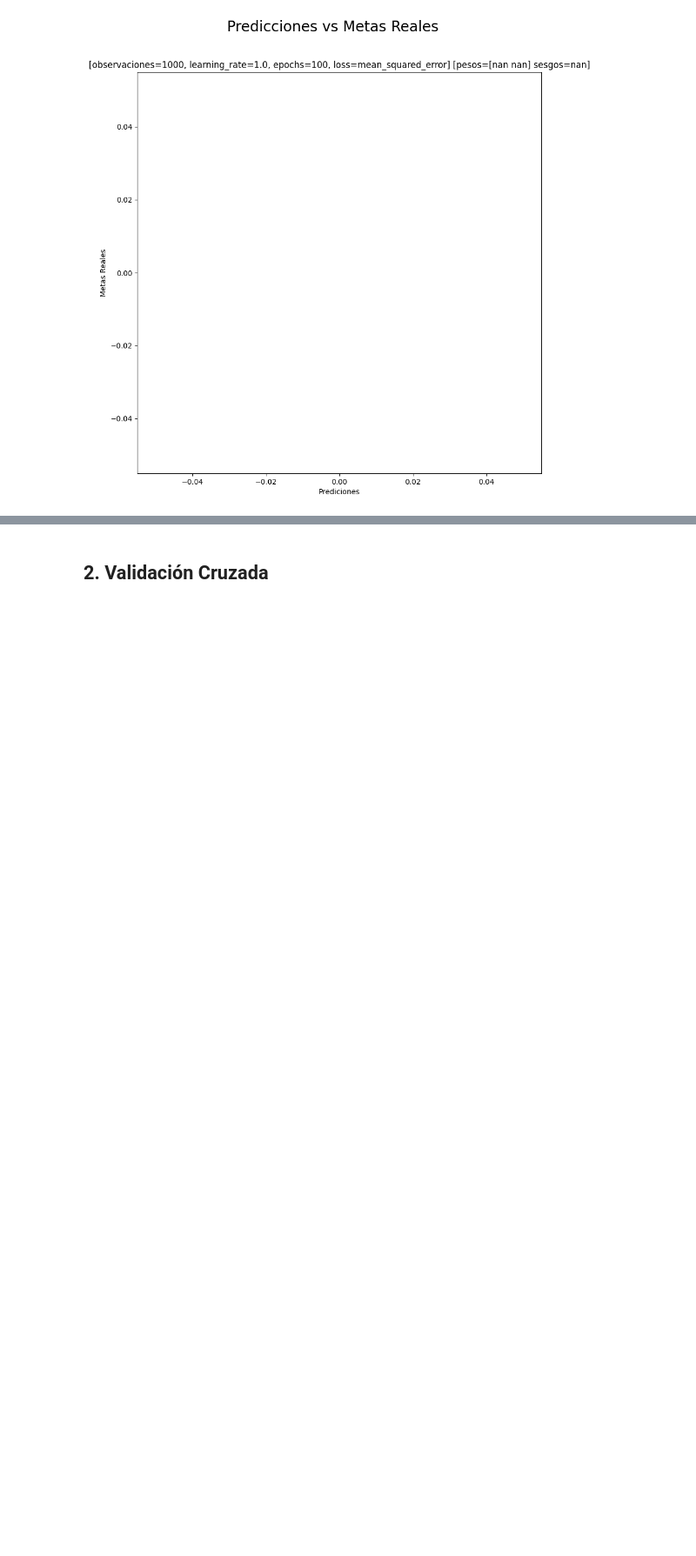
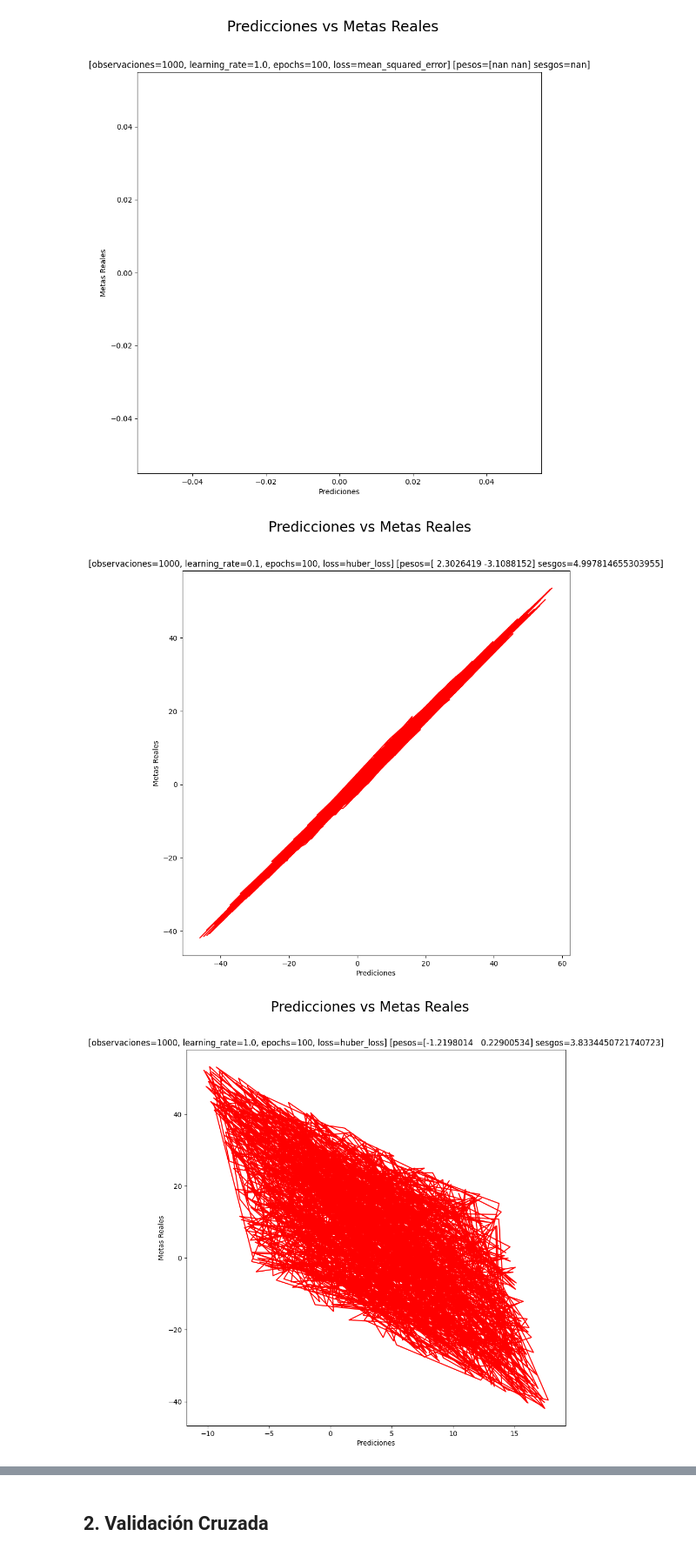
Before and after one commit to chamale-rac/tensorflow-2, a Jupyter notebook: Tensorflow2.ipynb, the cells around one changed output, grey strips where cells are left out. Shown at 87% size. Cells and saved outputs as stored; diff of their text form; code cells hidden in the pictures; blank space fills up the shorter version.

```diff
--- a/Tensorflow2.ipynb
+++ b/Tensorflow2.ipynb
@@ -51,8 +51,8 @@ def simpleLinearRegression(observaciones=1000, learning_rate=0.02, epochs=100, l
     else:
         use_loss = loss
 
-
-    modelo.compile(optimizer=optimizador_adhoc, loss=use_loss)
+    modelo.compile(optimizer=optimizador_adhoc,
+                   loss=use_loss)
 
     modelo.fit(datos['inputs'], datos['targets'], epochs=epochs, verbose=0)
 
@@ -154,6 +154,12 @@ WARNING:tensorflow:6 out of the last 6 calls to <function TensorFlowTrainer.make
 [figure]
 <Sequential name=sequential_6, built=False>
 [figure]
+# %%
+for learning_rate in [0.1, 1.0]:
+    simpleLinearRegression(learning_rate=learning_rate, loss='huber_loss')
+# %% [output]
+[figure, added]
+[figure, added]
 # %%
 # Prueba también cambiando
 # el número de épocas (50, 100, 200). ¿Qué diferencias se observan? ¿Se
```
Also changed, not shown: parts of 2 cells of this notebook.
